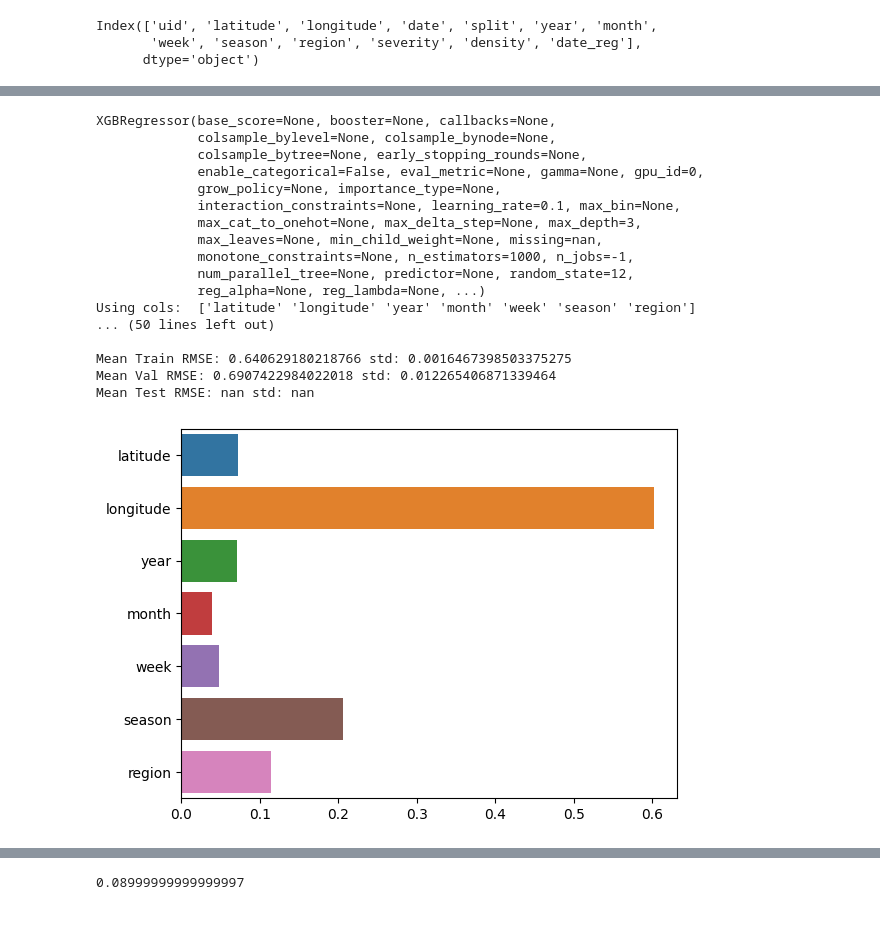
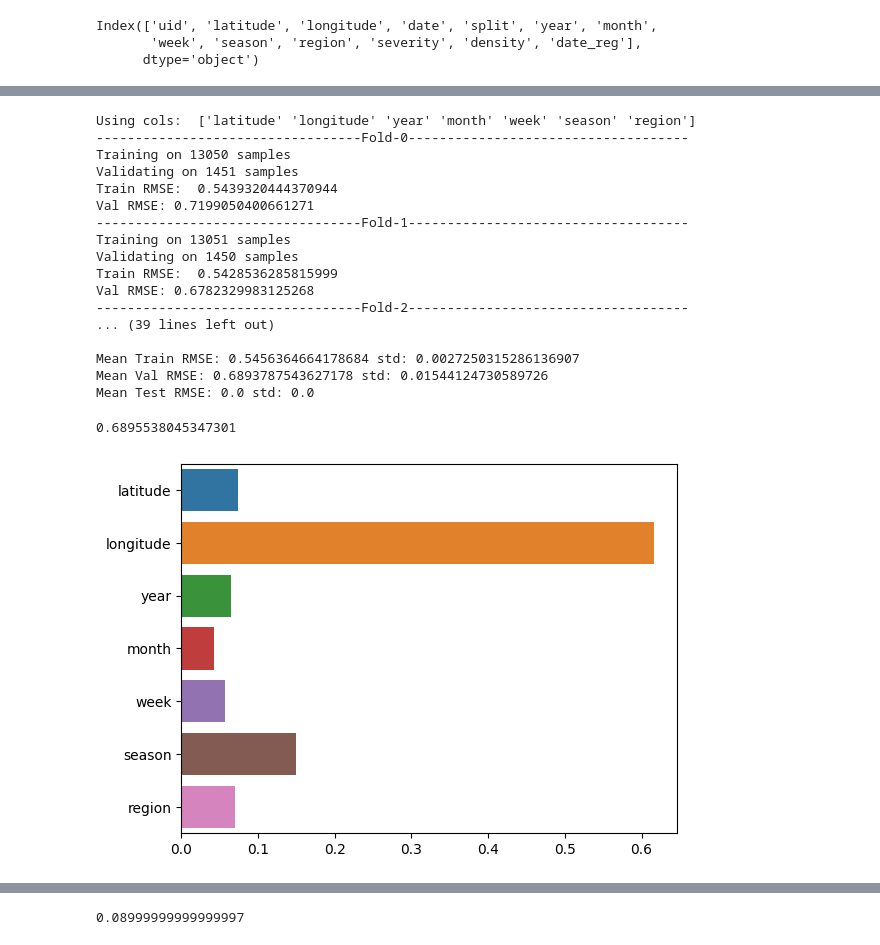
Before and after one commit to k-loki/Algal-bloom-Identification, a Jupyter notebook: notebooks/mt_data_again.ipynb, the cells around one changed output, grey strips where cells are left out. Saved outputs shown, nothing was run; the diff lists cells and outputs as text; code cells hidden in the pictures.

```diff
--- a/notebooks/mt_data_again.ipynb
+++ b/notebooks/mt_data_again.ipynb
@@ -379,16 +388,13 @@ Index(['uid', 'latitude', 'longitude', 'date', 'split', 'year', 'month',
 # %%
 drop_cols = ['date','uid', 'severity', 'split', 'density', 'date_reg']
 # %%
-xgb = XGBRegressor(n_estimators=1000, n_jobs=-1, random_state=12_000, gpu_id=0, tree_method='gpu_hist')
 
 X_train = tr_data.drop(columns=drop_cols)
 X_train.week = X_train.week.astype('int')
-X_train.region = X_train.region.map(reg_sev_map)
+X_train.region = X_train.region.map(reg_map)  # reg map is better than reg_sev_map
 y_train = tr_data.severity
 
 X_val = val_data.drop(columns=drop_cols)
 X_val.week = X_val.week.astype('int')
-X_val.region = X_val.region.map(reg_sev_map)
+X_val.region = X_val.region.map(reg_map)
 y_val = val_data.severity
-
-model, _, *rmses = train_eval(model=xgb, X_train=X_train, y_train=y_train, X_val=X_val, y_val=y_val)
@@ -434,24 +437,23 @@ Mean Test RMSE: nan std: nan
 # %%
-xgb = XGBRegressor(n_estimators=1000, max_depth=3, learning_rate=0.1, n_jobs=-1, random_state=12, tree_method='gpu_hist', gpu_id=0)
-print(xgb)
-
-cv_it(model=xgb, X_train=X_train, y_train=y_train, X_test=None, y_test=None, splits=10, cv_predict=False)
+_, train_preds = cv_it(model=xgb, X_train=X_train, y_train=y_train, X_test=None, y_test=None, splits=10, cv_predict=True)
+rmse(np.round(np.clip(train_preds, 1, 5)), y_train)
 # %% [output]
-XGBRegressor(base_score=None, booster=None, callbacks=None,
-             colsample_bylevel=None, colsample_bynode=None,
-             colsample_bytree=None, early_stopping_rounds=None,
-             enable_categorical=False, eval_metric=None, gamma=None, gpu_id=0,
-             grow_policy=None, importance_type=None,
-             interaction_constraints=None, learning_rate=0.1, max_bin=None,
-             max_cat_to_onehot=None, max_delta_step=None, max_depth=3,
-             max_leaves=None, min_child_weight=None, missing=nan,
-             monotone_constraints=None, n_estimators=1000, n_jobs=-1,
-             num_parallel_tree=None, predictor=None, random_state=12,
-             reg_alpha=None, reg_lambda=None, ...)
 Using cols:  ['latitude' 'longitude' 'year' 'month' 'week' 'season' 'region']
-... (50 lines left out)
+----------------------------------Fold-0------------------------------------
+Training on 13050 samples
+Validating on 1451 samples
+Train RMSE:  0.5439320444370944
+Val RMSE: 0.7199050400661271
+----------------------------------Fold-1------------------------------------
+Training on 13051 samples
+Validating on 1450 samples
+Train RMSE:  0.5428536285815999
+Val RMSE: 0.6782329983125268
+----------------------------------Fold-2------------------------------------
+... (39 lines left out)
 
-Mean Train RMSE: 0.640629180218766 std: 0.0016467398503375275
-Mean Val RMSE: 0.6907422984022018 std: 0.012265406871339464
-Mean Test RMSE: nan std: nan
+Mean Train RMSE: 0.5456364664178684 std: 0.0027250315286136907
+Mean Val RMSE: 0.6893787543627178 std: 0.01544124730589726
+Mean Test RMSE: 0.0 std: 0.0
+0.6895538045347301
-[figure, old version]
+[figure, new version]
```
Also changed, not shown: parts of 24 cells of this notebook.
